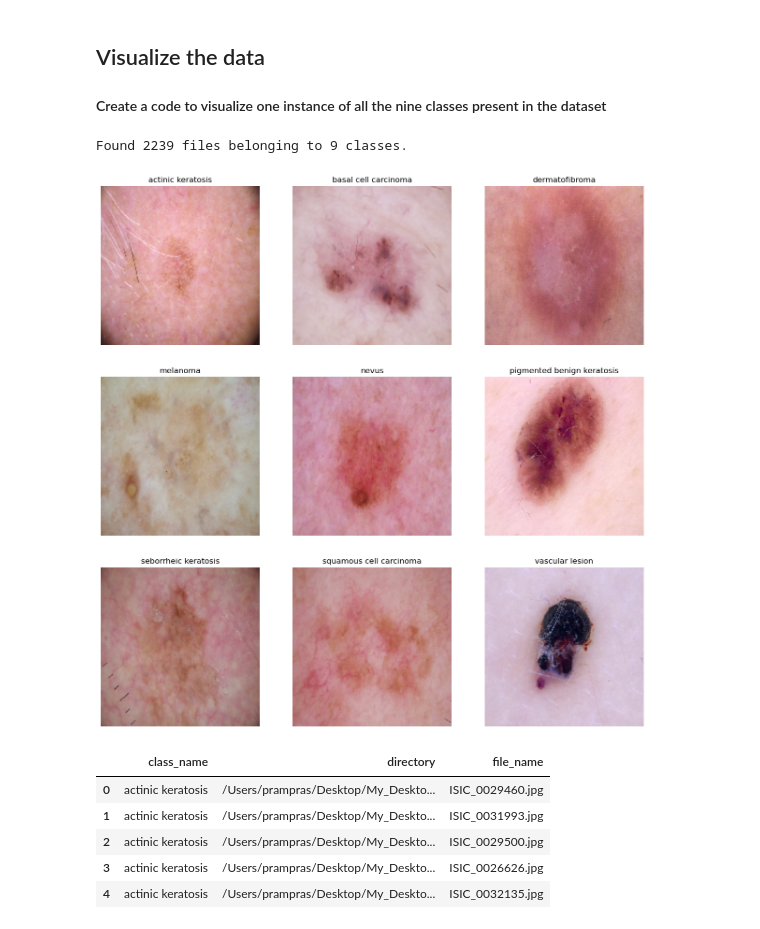
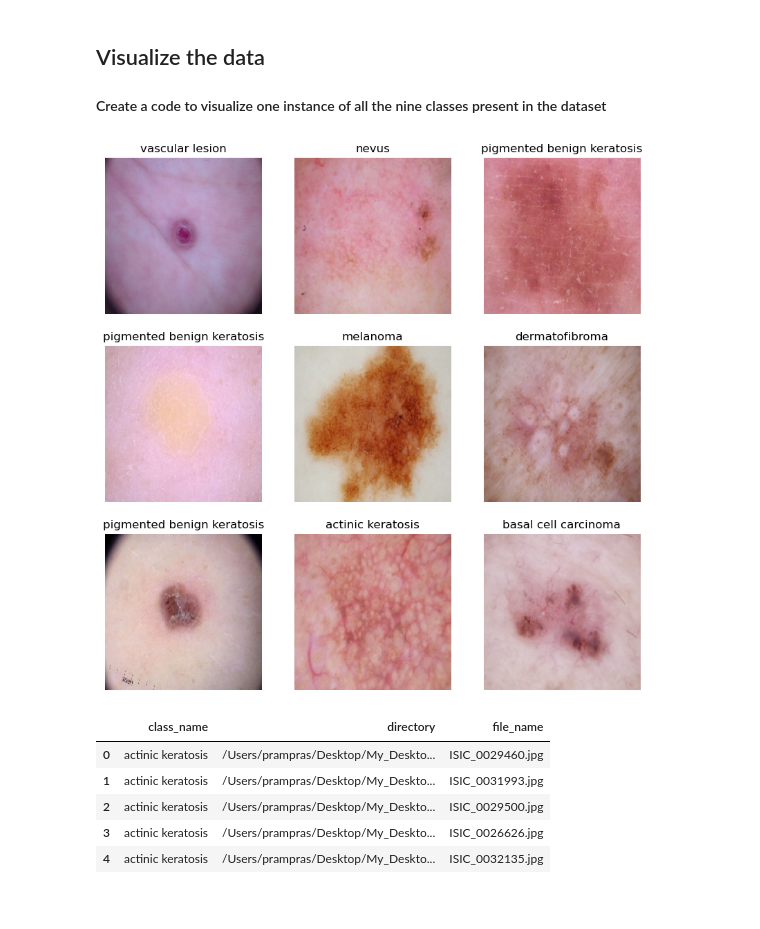
Before and after one commit to pramod-prasad01/Melanoma-Detection, a Jupyter notebook: pramod_prasad_nn.ipynb, the cells around one changed output. Drawn from its saved outputs; the diff is of its cells as text; code cells hidden in the pictures.

```diff
--- a/pramod_prasad_nn.ipynb
+++ b/pramod_prasad_nn.ipynb
@@ -44,11 +44,8 @@ Mounted at /content/gdrive/
 # %%
 # Defining the path for train and test images (all the files are stored in GDrive )
 
-#data_dir_train = pathlib.Path("/content/gdrive/MyDrive/ML/Skin cancer ISIC The International Skin Imaging Collaboration/Train/")
-#data_dir_test = pathlib.Path("/content/gdrive/MyDrive/ML/Skin cancer ISIC The International Skin Imaging Collaboration/Test/")
-
-data_dir_train=pathlib.Path('/Users/prampras/Desktop/My_Desktop/ST/Upgrad_AI_ML_Miscellaneous/Skin cancer ISIC The International Skin Imaging Collaboration/Train/')
-data_dir_test=pathlib.Path('/Users/prampras/Desktop/My_Desktop/ST/Upgrad_AI_ML_Miscellaneous/Skin cancer ISIC The International Skin Imaging Collaboration/Test/')
+data_dir_train=pathlib.Path('/Users/prampras/Desktop/My_Desktop/ST/Upgrad_AI_ML_Miscellaneous/Skin cancer ISIC The International Skin Imaging Collaboration/Train')
+data_dir_test=pathlib.Path('/Users/prampras/Desktop/My_Desktop/ST/Upgrad_AI_ML_Miscellaneous/Skin cancer ISIC The International Skin Imaging Collaboration/Test')
 # %%
 image_count_train = len(list(data_dir_train.glob('*/*.jpg')))
 print(image_count_train)
@@ -104,0 +65,9 @@ Using 447 files for validation.
+# %%
+## Write your train dataset here
+## Note use seed=123 while creating your dataset using tf.keras.preprocessing.image_dataset_from_directory
+## Note, make sure your resize your images to the size img_height*img_width, while writting the dataset
+train_ds = tf.keras.preprocessing.image_dataset_from_directory(data_dir_train, batch_size=batch_size,
+                                                               image_size=(img_height,img_width),
+                                                               seed=123,
+                                                               subset="training",
+                                                               validation_split=0.2)
@@ -119,57 +105,19 @@ len(train_ds.file_paths)
 # %% [markdown]
 ## Visualize the data
 #### Create a code to visualize one instance of all the nine classes present in the dataset
-# %%
-#Visualize one instance of all the class present in the dataset.
-
-
-image_dataset = tf.keras.preprocessing.image_dataset_from_directory(data_dir_train,batch_size=32,image_size=(180,180),
-                                                                    label_mode='categorical',seed=123)
-
-#Define all the classes of Skin Cancer
-class_names = image_dataset.class_names
-
-# below is the code to create a dataframe of the directory and class names
-i=0
-dat_f =pd.DataFrame()
-for c in class_names:
-  function_dir = lambda x:str(data_dir_train)+'/'+c+'/'+x
-  input = os.listdir(str(data_dir_train)+'/'+c)
-  list_dir = list(map(function_dir,input))
-  cls = [c]
-  cls = cls*len(list_dir)
-
-  if i==0:
-    dat_f =pd.DataFrame()
-    df2=pd.DataFrame(cls, columns=['class'])
-    df1=pd.DataFrame(list_dir, columns=['url'])
-    df3=pd.DataFrame(input, columns=['file_name'])
-    dat_f=pd.concat([df2,df1,df3],axis=1,ignore_index=True)
-
-  df2=pd.DataFrame(cls, columns=['class'])
-  df1=pd.DataFrame(list_dir, columns=['url'])
-  df3=pd.DataFrame(input, columns=['file_name'])
-
-  dat_combine=pd.concat([df2,df1,df3],axis=1, ignore_index=True)
-  dat_f=pd.concat([dat_f,dat_combine],axis=0, ignore_index=True)
-
-  i+=1
-dat_f = dat_f.rename(columns={0: 'class_name', 1: 'directory', 2:'file_name'})
-dat_f.head()
-
-#After we mapped the class name and image, we then visualized image below by having 1 image for 1 class name
-plt.figure(figsize=(15,15))
-index = 0
-for c in class_names:
-    path_list = list(dat_f[(dat_f.class_name==c)]['directory'][:2])
-    index += 1
-    plt.subplot(3,3,index)
-    plt.imshow(load_img(path_list[0],target_size=(180,180)))
-    plt.title(c)
-    plt.axis("off")
-# %% [output]
-Found 2239 files belonging to 9 classes.
-[figure, removed]
+# %%
+import matplotlib.pyplot as plt
+
+### your code goes here, you can use training or validation data to visualize
+plt.figure(figsize=(10, 10))
+for images, labels in train_ds.take(1):
+  for i in range(9):
+    ax = plt.subplot(3, 3, i + 1)
+    plt.imshow(images[i].numpy().astype("uint8"))
+    plt.title(class_names[labels[i]])
+    plt.axis("off")
+# %% [output]
+[figure, added]
 # %%
 #Since we have created DataFrame for the directory and class name, here we show the table
 dat_f.head()
```
Also changed, not shown: parts of 9 cells of this notebook, 1 other file.
